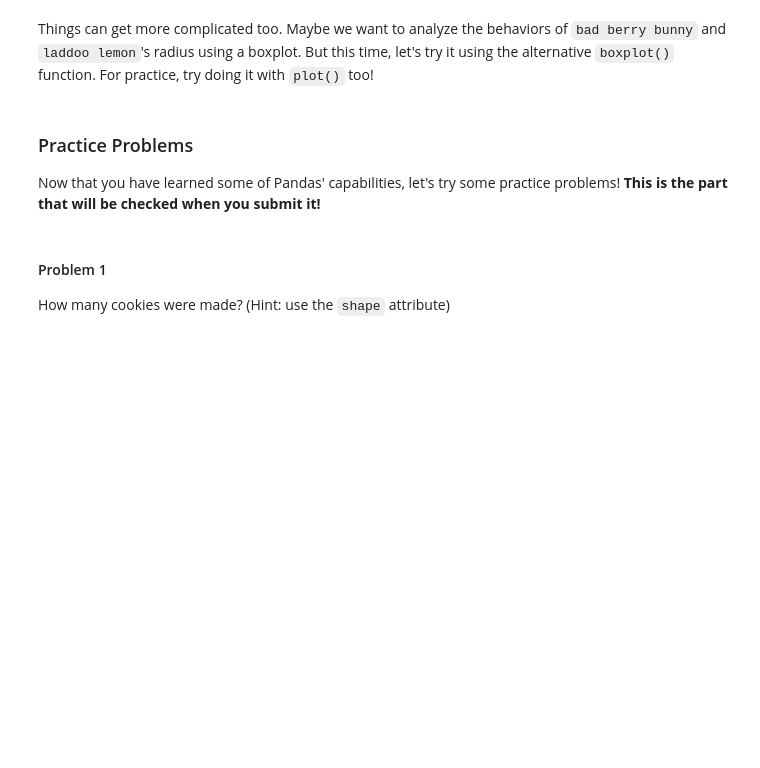
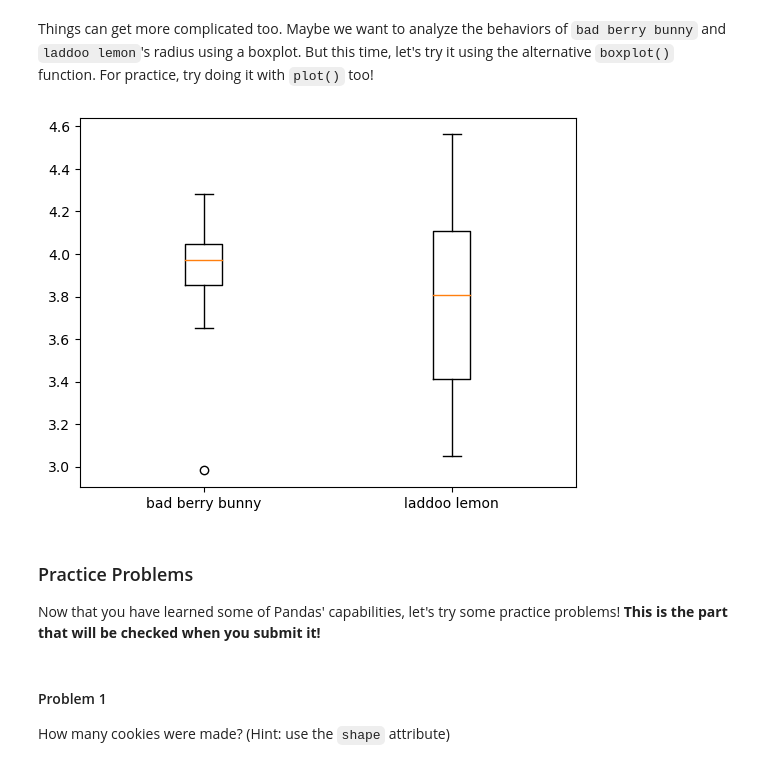
Before and after one commit to shivi-9/CS506-Spring2023, a Jupyter notebook: labs/02-lab/lab02.ipynb, the cells around one changed output. Saved outputs shown, nothing was run; the diff lists cells and outputs as text; code cells hidden in the pictures; blank space fills up the shorter version.

```diff
--- a/labs/02-lab/lab02.ipynb
+++ b/labs/02-lab/lab02.ipynb
@@ -216,3 +251,9 @@ Things can get more complicated too. Maybe we want to analyze the behaviors of `
+# %%
+mpl.boxplot(x=df['radius'][df['cookie'] == 'bad berry bunny'], labels=['bad berry bunny'])
+mpl.boxplot(x=df['radius'][df['cookie'] == 'laddoo lemon'], labels=['laddoo lemon'], positions=[2])
+mpl.show()
+# %% [output]
+[figure, added]
 # %% [markdown]
 ### Practice Problems
 Now that you have learned some of Pandas' capabilities, let's try some practice problems! **This is the part that will be checked when you submit it!**
```
Also changed, not shown: parts of 53 cells of this notebook, 1 other file.
